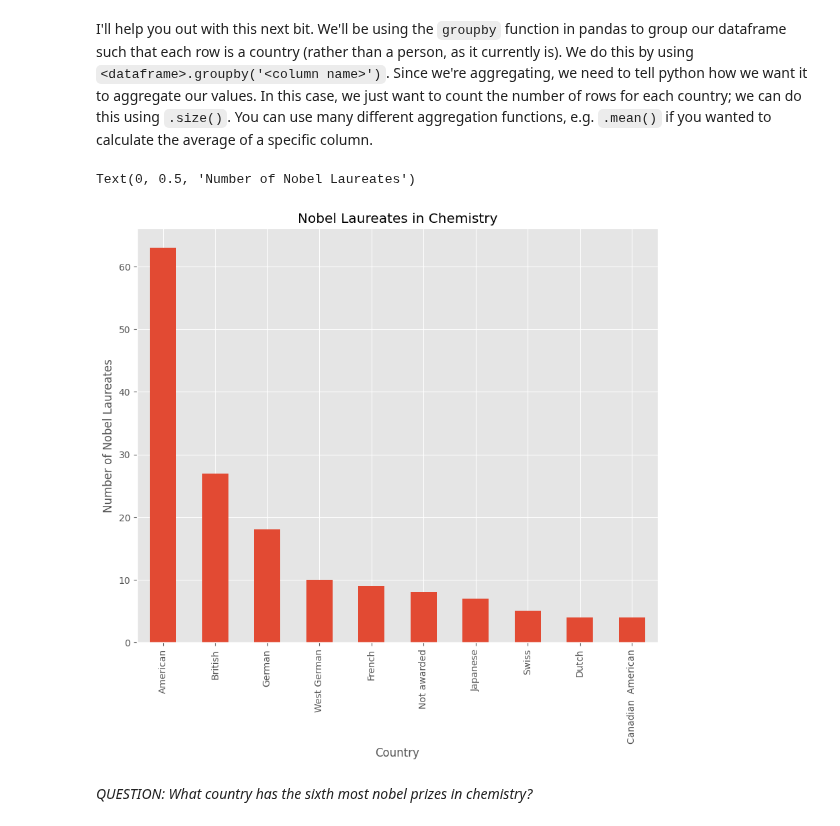
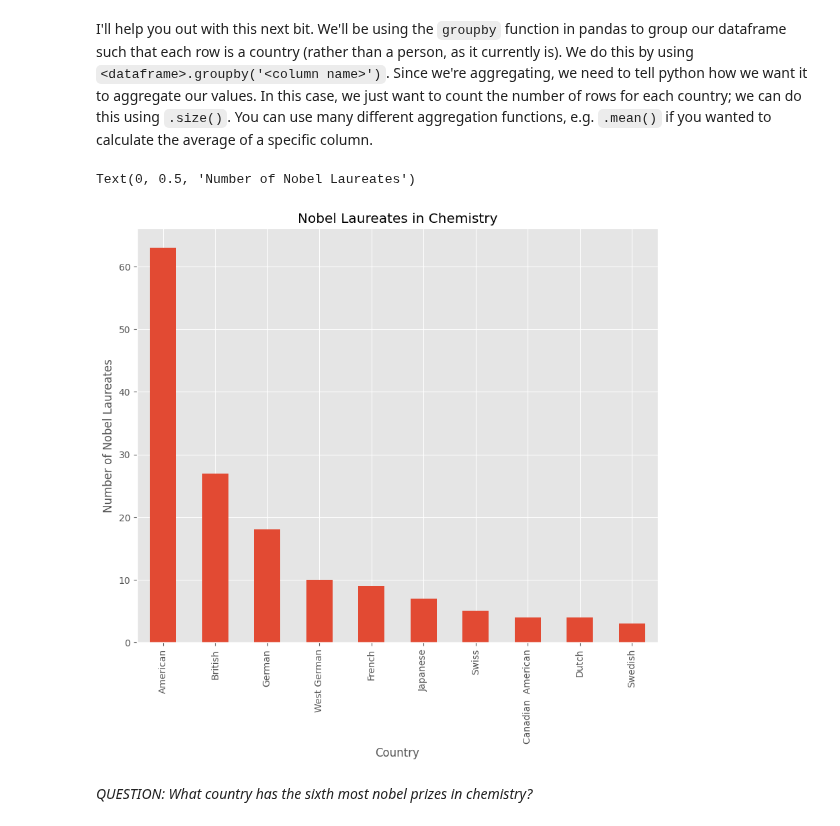
Before and after one commit to clp2454/QM2, a Jupyter notebook: notebooks/W02. Pandas.ipynb, the cells around one changed output. Saved outputs shown, nothing was run; the diff lists cells and outputs as text; code cells hidden in the pictures.

```diff
--- a/notebooks/W02. Pandas.ipynb
+++ b/notebooks/W02. Pandas.ipynb
@@ -474,18 +475,22 @@ I'll help you out with this next bit. We'll be using the `groupby` function in p
 # %%
 # create a new dataframe called 'country' in which each row is a country, and the values represent the number of nobel laureates.
 country=chem.groupby('Nationality[B]').size()
 country
 
+#Cleaning the data to remove the 'not awarded' column
+clean_country = country.drop('Not awarded')
+clean_country
+
 # now sort it in descending order
-country.sort_values(ascending=False)
+clean_country.sort_values(ascending=False)
 
 # finally, plot the top 10 countries
-country.sort_values(ascending=False).head(10).plot(kind='bar')
+clean_country.sort_values(ascending=False).head(10).plot(kind='bar')
 plt.title('Nobel Laureates in Chemistry')
 plt.xlabel('Country')
 plt.ylabel('Number of Nobel Laureates')
 # %% [output]
 Text(0, 0.5, 'Number of Nobel Laureates')
-[figure, old version]
+[figure, new version]
 # %% [markdown]
 *QUESTION: What country has the sixth most nobel prizes in chemistry?*
```
Also changed, not shown: parts of 1 cell of this notebook.
